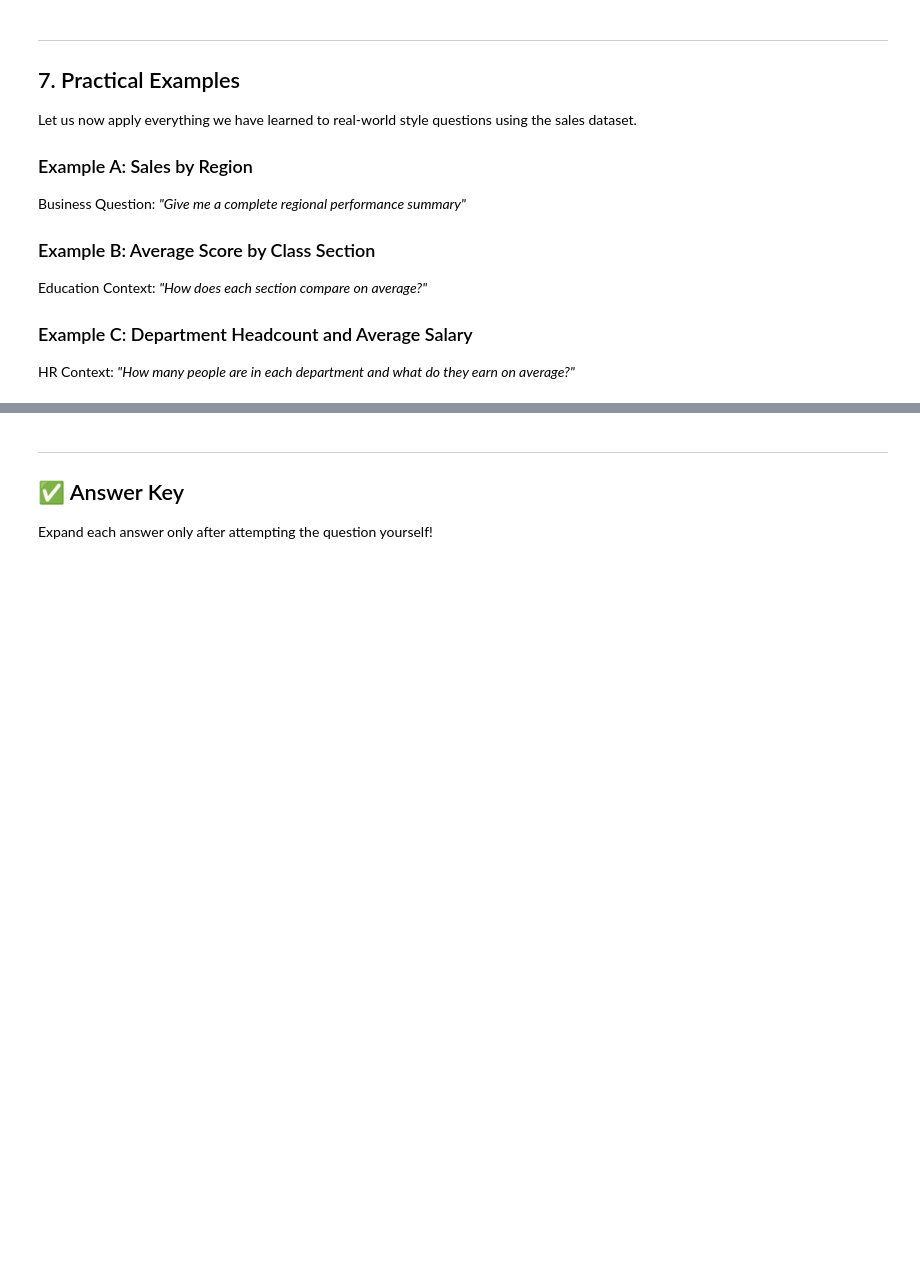
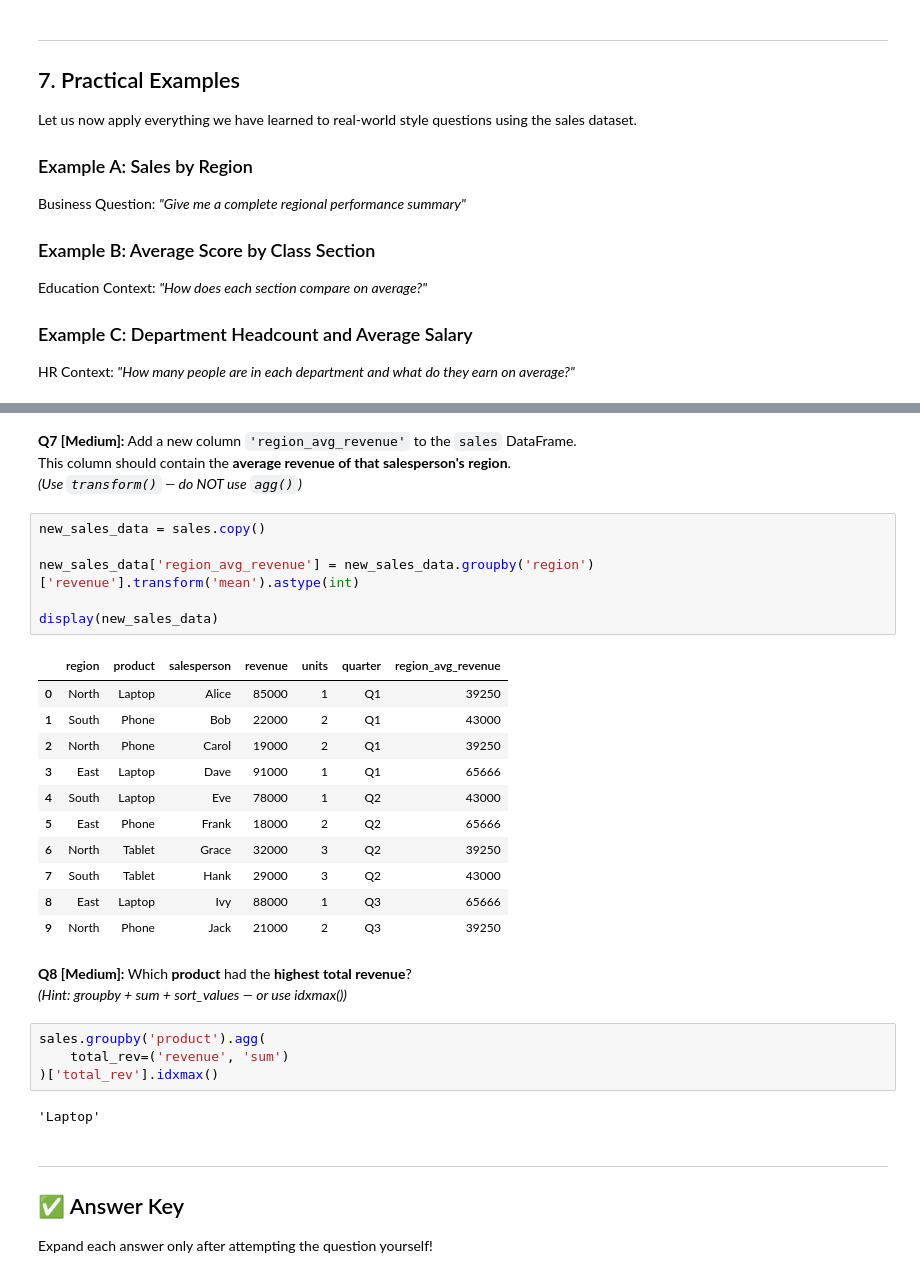
Before and after one commit to abhishekkatewaofficial-lab/Machine-Learning, a Jupyter notebook: Notes/Pandas/2. Intermediate/07_groupby_and_aggregation.ipynb, the cells around one changed output, grey strips where cells are left out. Drawn from its saved outputs; the diff is of its cells as text; blank space fills up the shorter version.

Commit message:
groupby

```diff
--- a/Notes/Pandas/2. Intermediate/07_groupby_and_aggregation.ipynb
+++ b/Notes/Pandas/2. Intermediate/07_groupby_and_aggregation.ipynb
@@ -560,3 +792,35 @@ This column should contain the **average revenue of that salesperson's region**.
+# %% [markdown]
+
+**Q7 [Medium]:** Add a new column `'region_avg_revenue'` to the `sales` DataFrame.
+This column should contain the **average revenue of that salesperson's region**.
+*(Use `transform()` — do NOT use `agg()`)*
+# %%
+new_sales_data = sales.copy()
+
+new_sales_data['region_avg_revenue'] = new_sales_data.groupby('region')['revenue'].transform('mean').astype(int)
+
+display(new_sales_data)
+# %% [output]
+|  | region | product | salesperson | revenue | units | quarter | region_avg_revenue |
+| 0 | North | Laptop | Alice | 85000 | 1 | Q1 | 39250 |
+| 1 | South | Phone | Bob | 22000 | 2 | Q1 | 43000 |
+| 2 | North | Phone | Carol | 19000 | 2 | Q1 | 39250 |
+| 3 | East | Laptop | Dave | 91000 | 1 | Q1 | 65666 |
+| 4 | South | Laptop | Eve | 78000 | 1 | Q2 | 43000 |
+| 5 | East | Phone | Frank | 18000 | 2 | Q2 | 65666 |
+| 6 | North | Tablet | Grace | 32000 | 3 | Q2 | 39250 |
+| 7 | South | Tablet | Hank | 29000 | 3 | Q2 | 43000 |
+| 8 | East | Laptop | Ivy | 88000 | 1 | Q3 | 65666 |
+| 9 | North | Phone | Jack | 21000 | 2 | Q3 | 39250 |
+# %% [markdown]
+**Q8 [Medium]:** Which **product** had the **highest total revenue**?
+*(Hint: groupby + sum + sort_values — or use idxmax())*
+# %%
+sales.groupby('product').agg(
+    total_rev=('revenue', 'sum')
+)['total_rev'].idxmax()
+# %% [output]
+'Laptop'
 # %% [markdown]
 ---
 ## ✅ Answer Key
```
Also changed, not shown: parts of 42 cells of this notebook, 1 other file.
